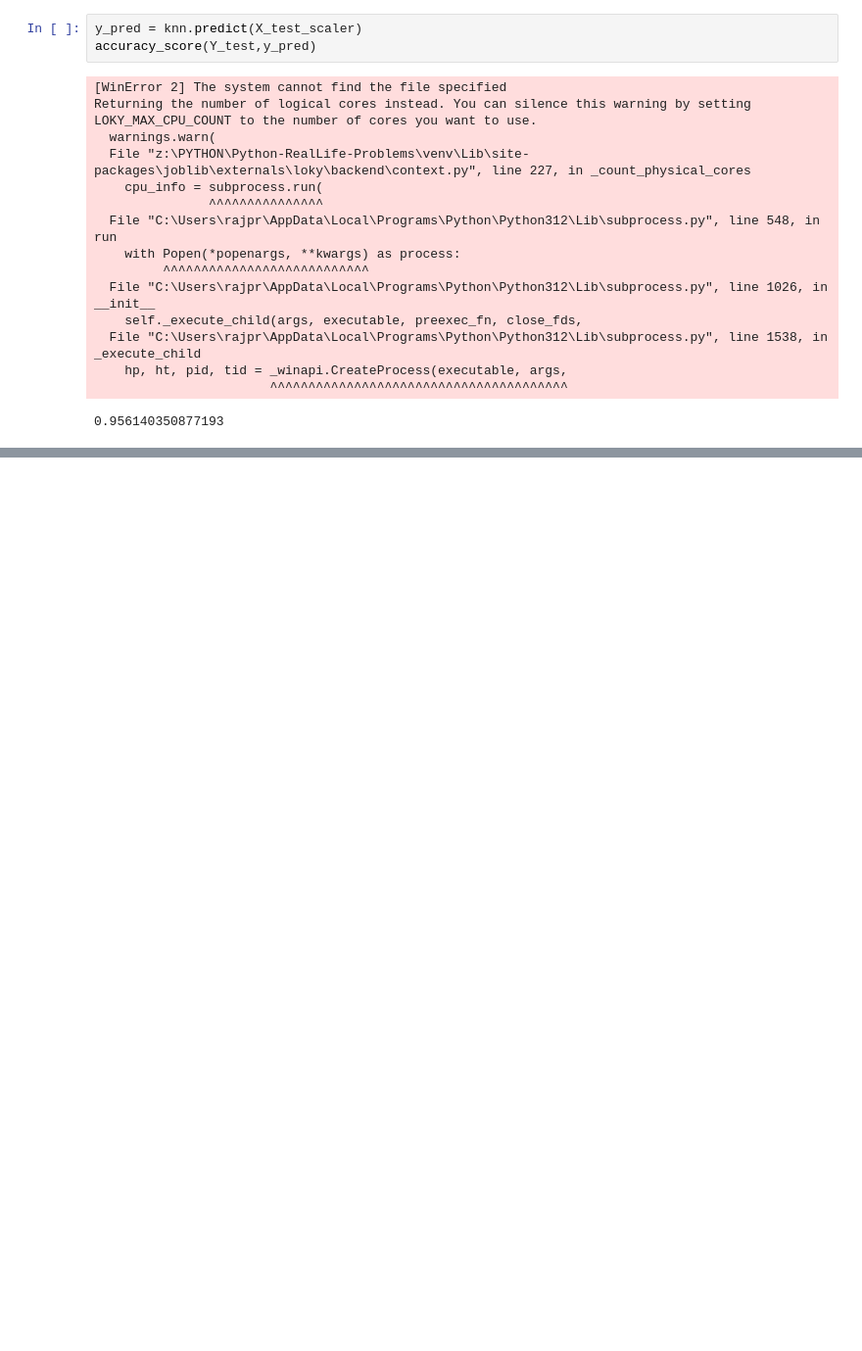
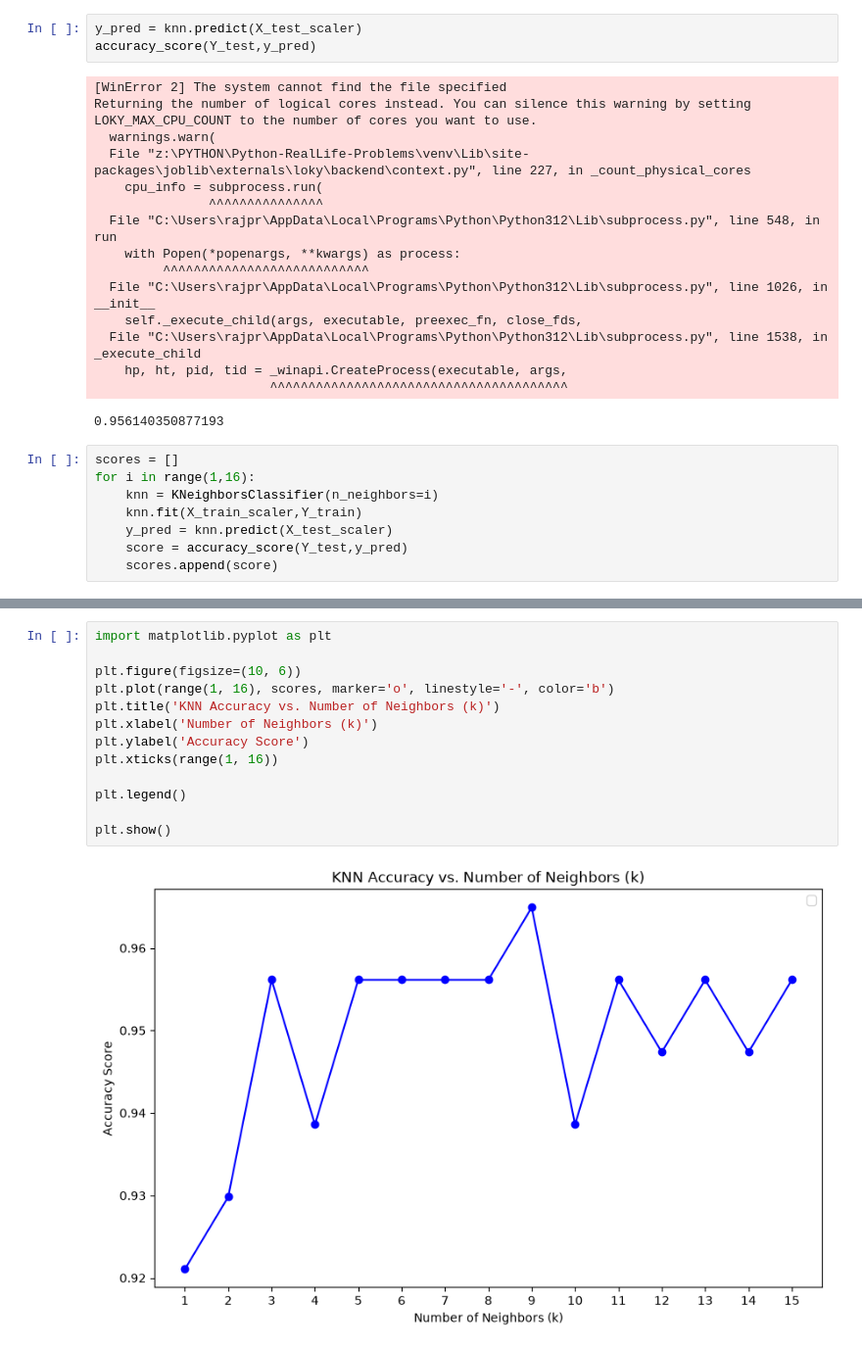
Before and after one commit to Raj2846/Python-RealLife-Problems, a Jupyter notebook: Data_Science/breast_cancer_KNN.ipynb, the cells around one changed output, grey strips where cells are left out. Shown at 98% size. Saved outputs shown, nothing was run; the diff lists cells and outputs as text; blank space fills up the shorter version.

```diff
--- a/Data_Science/breast_cancer_KNN.ipynb
+++ b/Data_Science/breast_cancer_KNN.ipynb
@@ -56,3 +56,11 @@ Returning the number of logical cores instead. You can silence this warning by s
     hp, ht, pid, tid = _winapi.CreateProcess(executable, args,
                        ^^^^^^^^^^^^^^^^^^^^^^^^^^^^^^^^^^^^^^^
 0.956140350877193
+# %%
+scores = []
+for i in range(1,16):
+    knn = KNeighborsClassifier(n_neighbors=i)
+    knn.fit(X_train_scaler,Y_train)
+    y_pred = knn.predict(X_test_scaler)
+    score = accuracy_score(Y_test,y_pred)
+    scores.append(score)
@@ -58,0 +85,15 @@ Returning the number of logical cores instead. You can silence this warning by s
+# %%
+import matplotlib.pyplot as plt
+
+plt.figure(figsize=(10, 6))
+plt.plot(range(1, 16), scores, marker='o', linestyle='-', color='b')
+plt.title('KNN Accuracy vs. Number of Neighbors (k)')
+plt.xlabel('Number of Neighbors (k)')
+plt.ylabel('Accuracy Score')
+plt.xticks(range(1, 16))
+
+plt.legend()
+
+plt.show()
+# %% [output]
+[figure, added]
```
Also changed, not shown: parts of 1 cell of this notebook.
